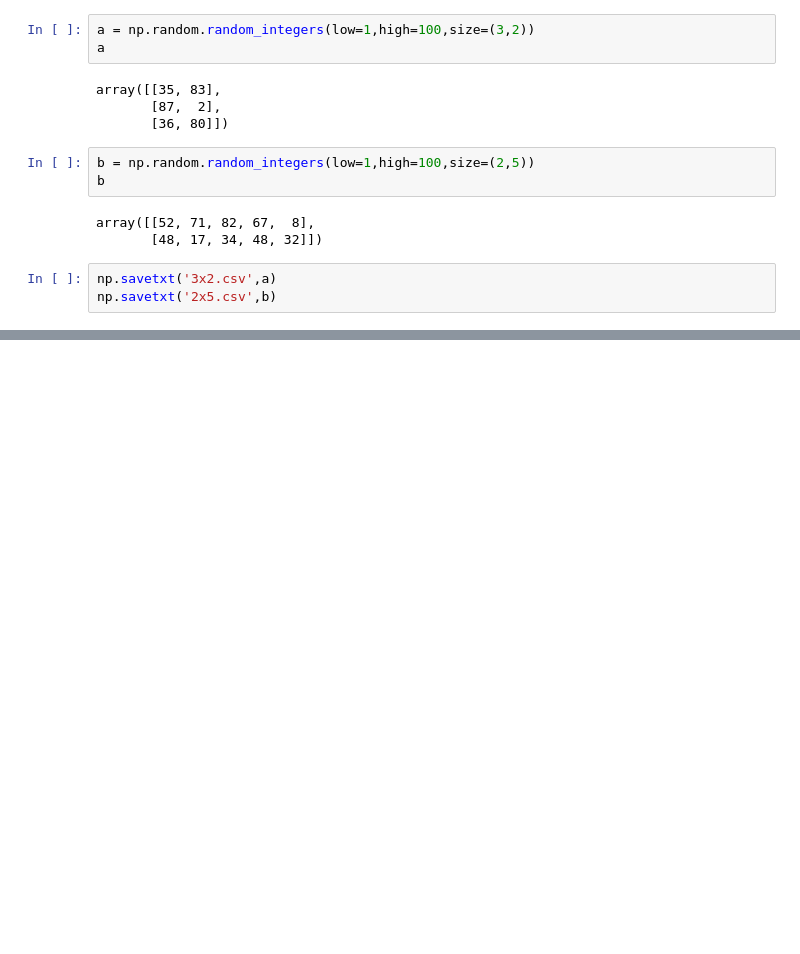
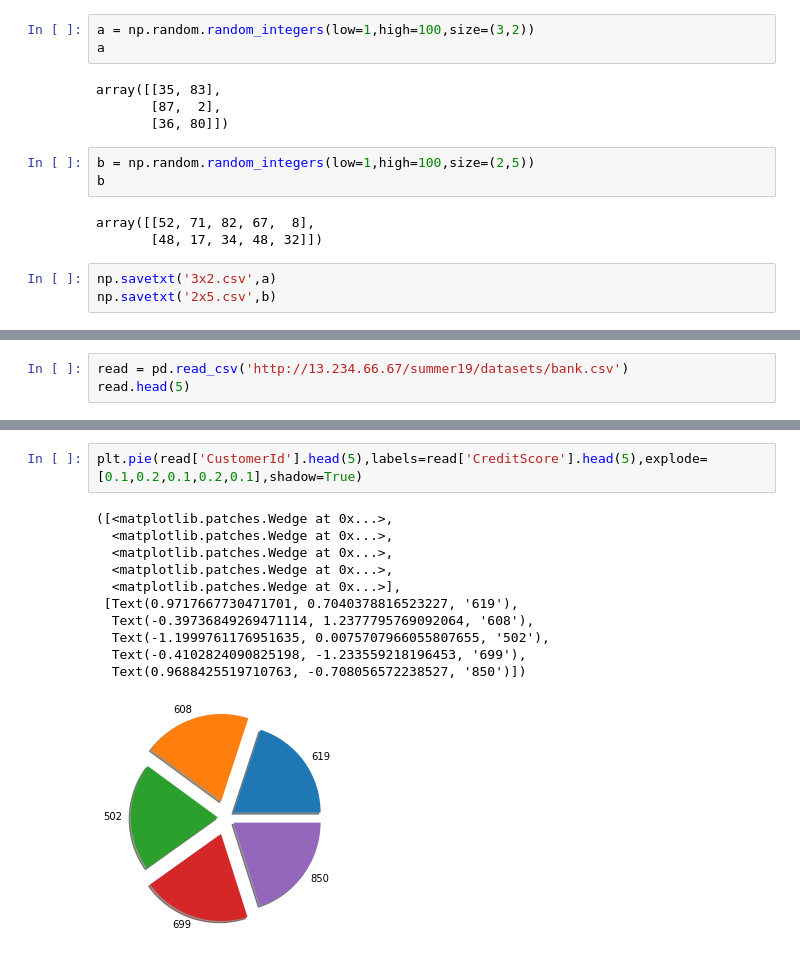
Before and after one commit to piyushagarwal08/Adhoc-Specialisation-ML, a Jupyter notebook: ML_TASKS.ipynb, the cells around one changed output, grey strips where cells are left out. Saved outputs shown, nothing was run; the diff lists cells and outputs as text; blank space fills up the shorter version.

```diff
--- a/ML_TASKS.ipynb
+++ b/ML_TASKS.ipynb
@@ -105,0 +126,3 @@ np.savetxt('2x5.csv',b)
+# %%
+read = pd.read_csv('http://13.234.66.67/summer19/datasets/bank.csv')
+read.head(5)
@@ -105,0 +136,14 @@ np.savetxt('2x5.csv',b)
+# %%
+plt.pie(read['CustomerId'].head(5),labels=read['CreditScore'].head(5),explode=[0.1,0.2,0.1,0.2,0.1],shadow=True)
+# %% [output]
+([<matplotlib.patches.Wedge at 0x...>,
+  <matplotlib.patches.Wedge at 0x...>,
+  <matplotlib.patches.Wedge at 0x...>,
+  <matplotlib.patches.Wedge at 0x...>,
+  <matplotlib.patches.Wedge at 0x...>],
+ [Text(0.9717667730471701, 0.7040378816523227, '619'),
+  Text(-0.39736849269471114, 1.2377795769092064, '608'),
+  Text(-1.1999761176951635, 0.0075707966055807655, '502'),
+  Text(-0.4102824090825198, -1.233559218196453, '699'),
+  Text(0.9688425519710763, -0.708056572238527, '850')])
+[figure, added]
```
Also changed, not shown: parts of 15 cells of this notebook.
